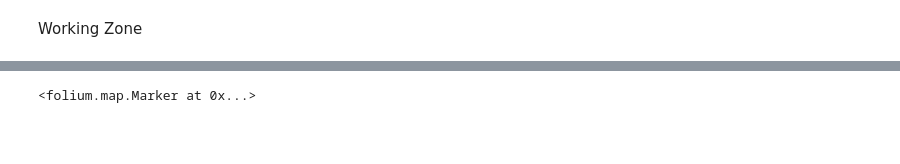
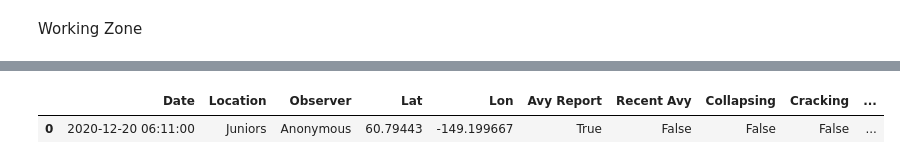
Before and after one commit to AdamPRothman/obsMap, a Jupyter notebook: Observation_Map.ipynb, the cells around one changed output, grey strips where cells are left out. Drawn from its saved outputs; the diff is of its cells as text; code cells hidden in the pictures; blank space fills up the shorter version.

```diff
--- a/Observation_Map.ipynb
+++ b/Observation_Map.ipynb
@@ -404,13 +379,0 @@ testMap
-# %%
-Filename ='flag (' + str(int(obsArchive.iloc[0][[8]])) + ').jpg'
-encoded = base64.b64encode(open(Filename, 'rb').read())
-html='<img src="embedded-picture">'.format
-resolution, width, height = 72, 40, 40
-iframe = IFrame(html(encoded.decode('UTF-8')), width=(width)+10,
-                height=(height)+10)
-popup = folium.Popup( iframe,min_width = 500, max_width=1000)
-icon = folium.Icon(color="red", icon="ok")
-marker = folium.Marker(location=[60.794430,	-149.199667], popup=popup, icon=icon)
-marker.add_to(testMap)
-# %% [output]
-<folium.map.Marker at 0x...>
@@ -419,2 +380,5 @@ encoded = base64.b64encode(open('flag (' + str(obsArchive.iloc[0][8]) + ').jpg',
 # %%
-testObs = getObs('https://www.cnfaic.org/observations/eddies-111/')
+getObs('https://www.cnfaic.org/observations/juniors/')
+# %% [output]
+|  | Date | Location | Observer | Lat | Lon | Avy Report | Recent Avy | Collapsing | Cracking | ... |
+| 0 | 2020-12-20 06:11:00 | Juniors | Anonymous | 60.79443 | -149.199667 | True | False | False | False | ... |
```
Also changed, not shown: parts of 13 cells of this notebook, 2 other files.
